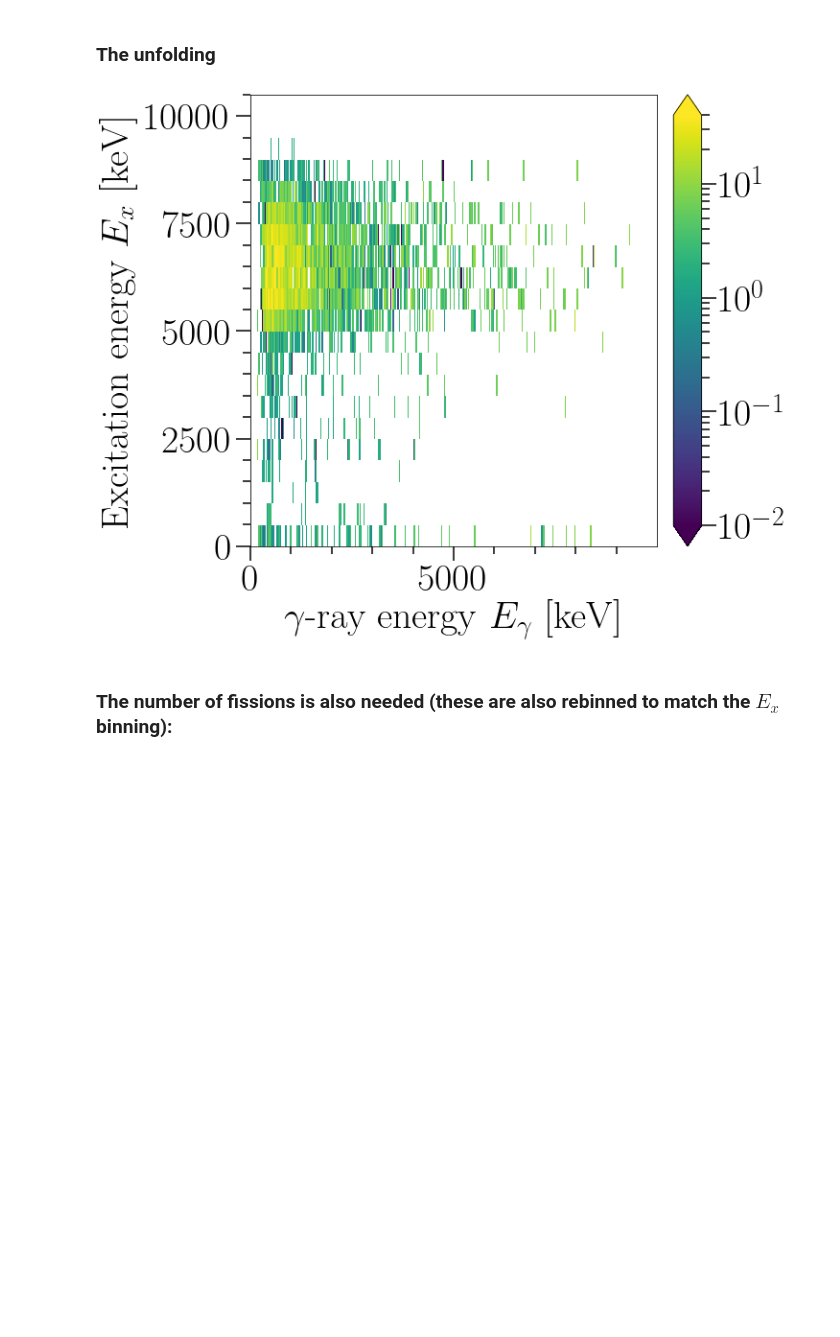
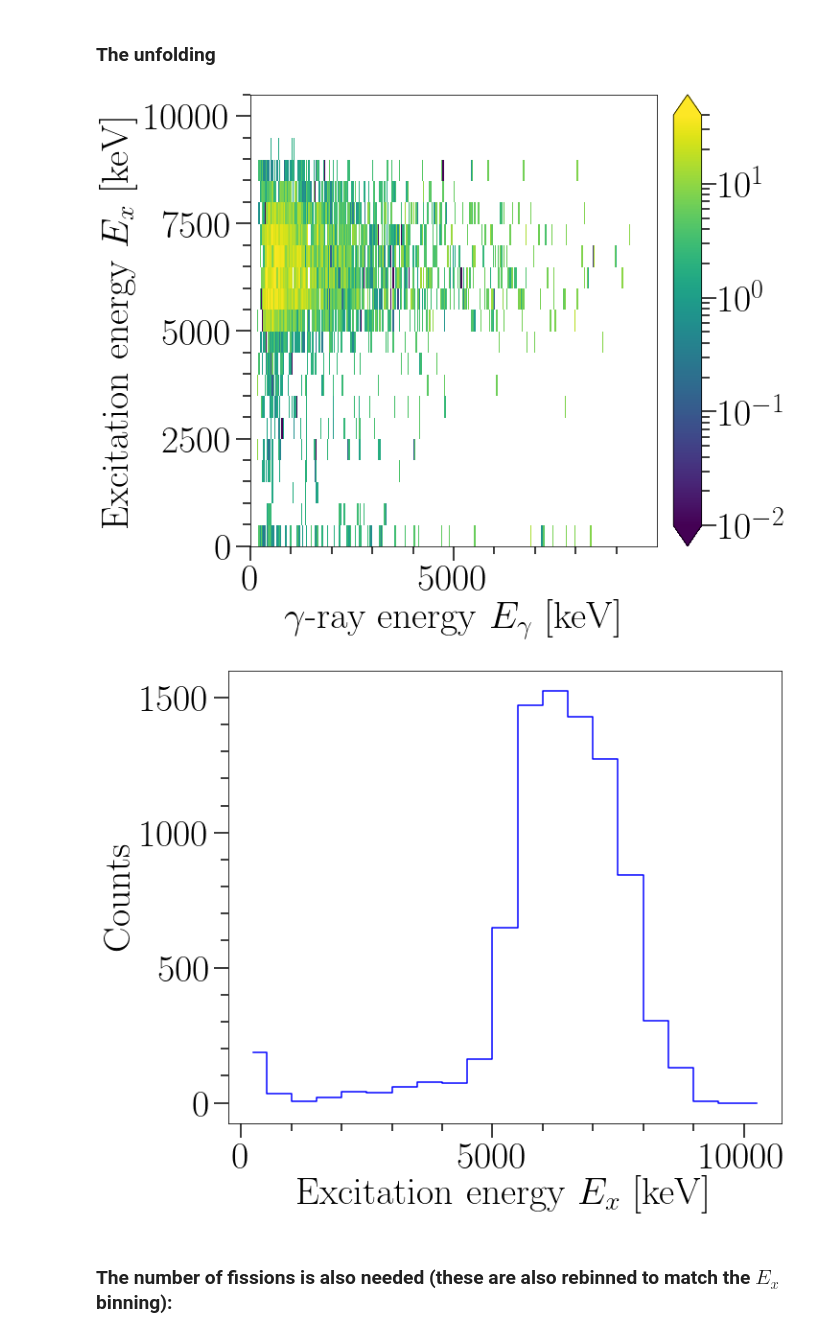
Before and after one commit to jvevik/Unfolding_and_PFG_extraction, a Jupyter notebook: Unfolding.ipynb, the cells around one changed output. Saved outputs shown, nothing was run; the diff lists cells and outputs as text; code cells hidden in the pictures; blank space fills up the shorter version.

```diff
--- a/Unfolding.ipynb
+++ b/Unfolding.ipynb
@@ -336,20 +337,22 @@ plotting(R_ompy_view, title=r'Response Matrix',scale='log',vmin=1e-5,vmax=5e-1)
 # %%
 #Logging information
 logger = om.introspection.get_logger('unfolder', 'INFO')
 
 
 #Unfolding
 unfolder = om.Unfolder(response=R_ompy_unf)
 unfolder.use_compton_subtraction = True #default
 unfolder.response_tab = R_tab_unf
 
 #Magne suggest some tweaks for better unfolding performance. Check! Default is 1 for all
 unfolder.FWHM_tweak_multiplier = {'fe': 1., 'se': 1.1, 'de': 1.3, '511': 0.9}
 
 unfolded = unfolder(rebinned_alfna)
 plotting(unfolded, vmin=1e-2, vmax=4e1)
+plotting(unfolded, projection='y')
 # %% [output]
 [figure]
+[figure, added]
 # %% [markdown]
 ### The number of fissions is also needed (these are also rebinned to match the $E_x$ binning):
 # %%
```
Also changed, not shown: parts of 14 cells of this notebook.
